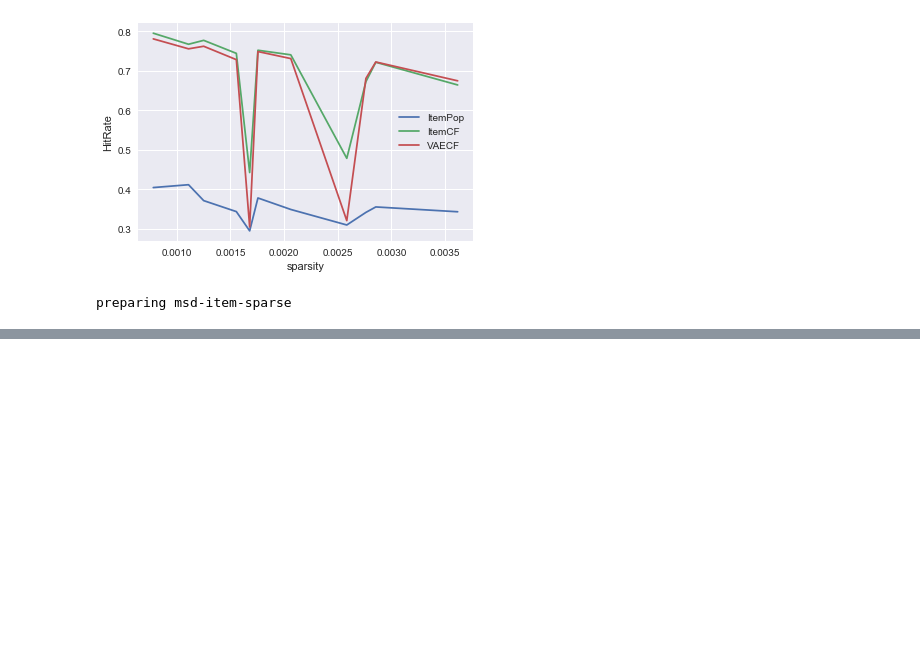
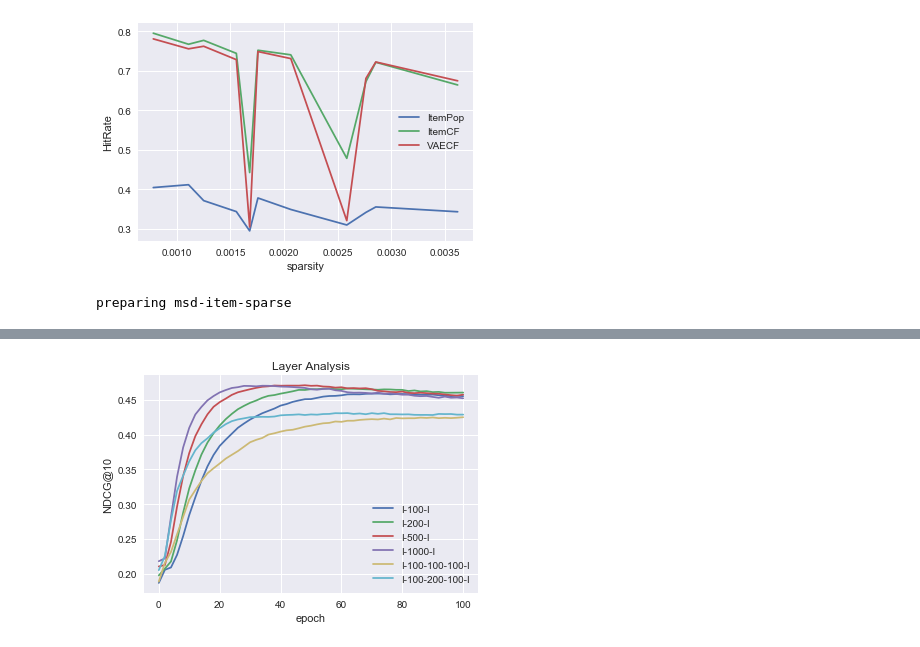
Before and after one commit to fs302/AlgoComp, a Jupyter notebook: MSD_Recommendation/src/Experiment.ipynb, the cells around one changed output, grey strips where cells are left out. Cells and saved outputs as stored; diff of their text form; code cells hidden in the pictures; blank space fills up the shorter version.

```diff
--- a/MSD_Recommendation/src/Experiment.ipynb
+++ b/MSD_Recommendation/src/Experiment.ipynb
@@ -664,3 +726,17 @@ plt.legend() # 显示图例
+# %%
+plt.title('Layer Analysis')
+x = [i for i in range(0,101,2)]
+for dim in dims:
+    d2 = dim[:-1]+dim[::-1]
+    dim_str = 'I-'+'-'.join([str(v) for v in d2])+'-I'
+    plt.plot(x, dim_vae_ndcgs[dim_str], label=dim_str)
+
+plt.ylabel('NDCG@10')
+plt.xlabel('epoch')
+plt.legend() # 显示图例
+pass
+# %% [output]
+[figure, added]
 # %%
 sparsities = []
 training_sizes = []
```
Also changed, not shown: parts of 10 cells of this notebook, 1 other file.
